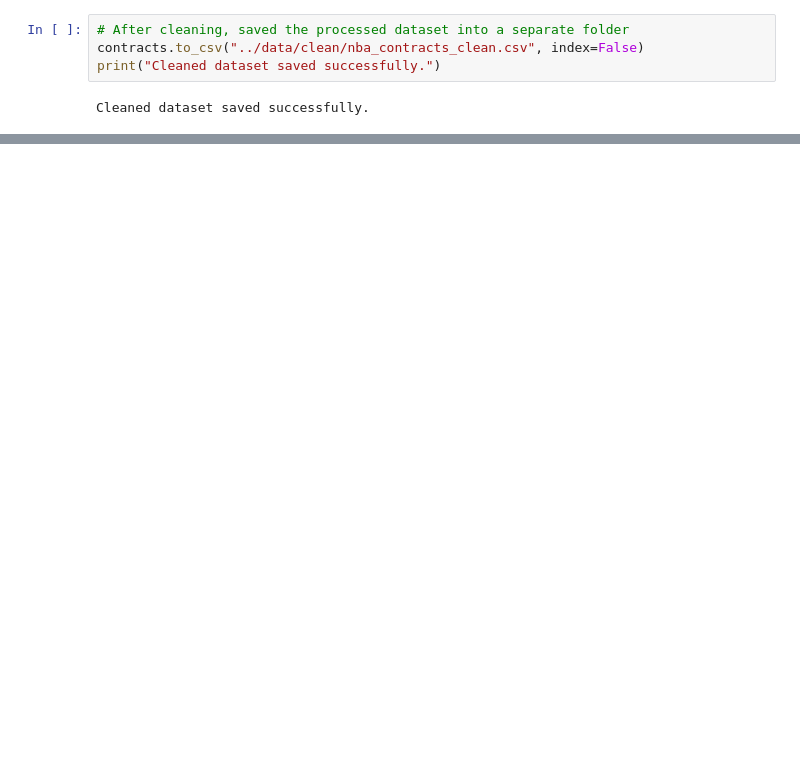
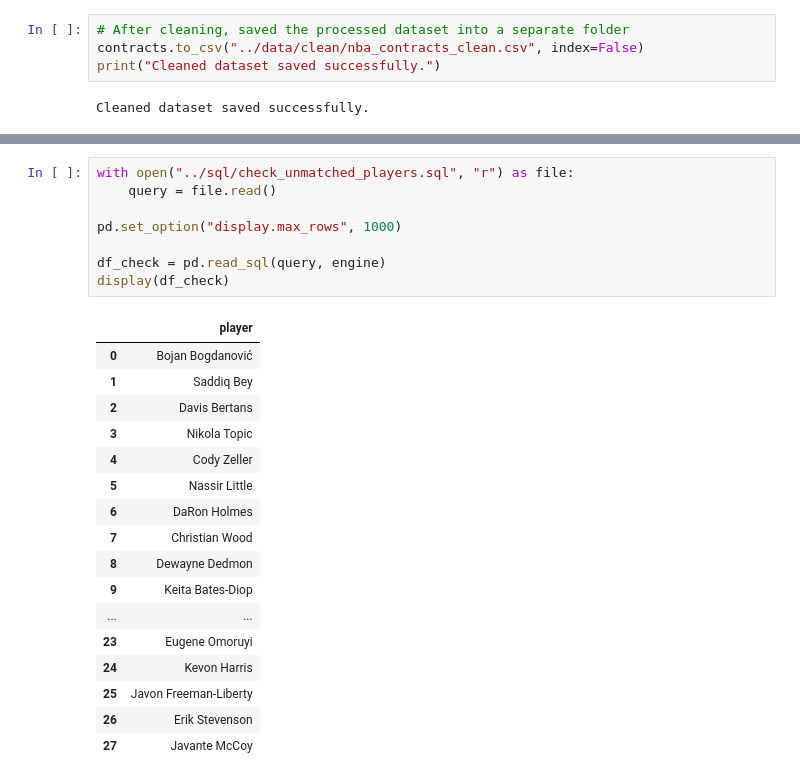
Before and after one commit to Hundo17/NBA_Contract_Value_Analysis, a Jupyter notebook: notebooks/Day2_Data_Cleaning.ipynb, the cells around one changed output, grey strips where cells are left out. Saved outputs shown, nothing was run; the diff lists cells and outputs as text; blank space fills up the shorter version.

```diff
--- a/notebooks/Day2_Data_Cleaning.ipynb
+++ b/notebooks/Day2_Data_Cleaning.ipynb
@@ -233,0 +358,26 @@ Cleaned dataset saved successfully.
+# %%
+with open("../sql/check_unmatched_players.sql", "r") as file:
+    query = file.read()
+
+pd.set_option("display.max_rows", 1000)
+
+df_check = pd.read_sql(query, engine)
+display(df_check)
+# %% [output]
+|  | player |
+| 0 | Bojan Bogdanović |
+| 1 | Saddiq Bey |
+| 2 | Davis Bertans |
+| 3 | Nikola Topic |
+| 4 | Cody Zeller |
+| 5 | Nassir Little |
+| 6 | DaRon Holmes |
+| 7 | Christian Wood |
+| 8 | Dewayne Dedmon |
+| 9 | Keita Bates-Diop |
+| ... | ... |
+| 23 | Eugene Omoruyi |
+| 24 | Kevon Harris |
+| 25 | Javon Freeman-Liberty |
+| 26 | Erik Stevenson |
+| 27 | Javante McCoy |
```
Also changed, not shown: parts of 21 cells of this notebook, 5 other files.
